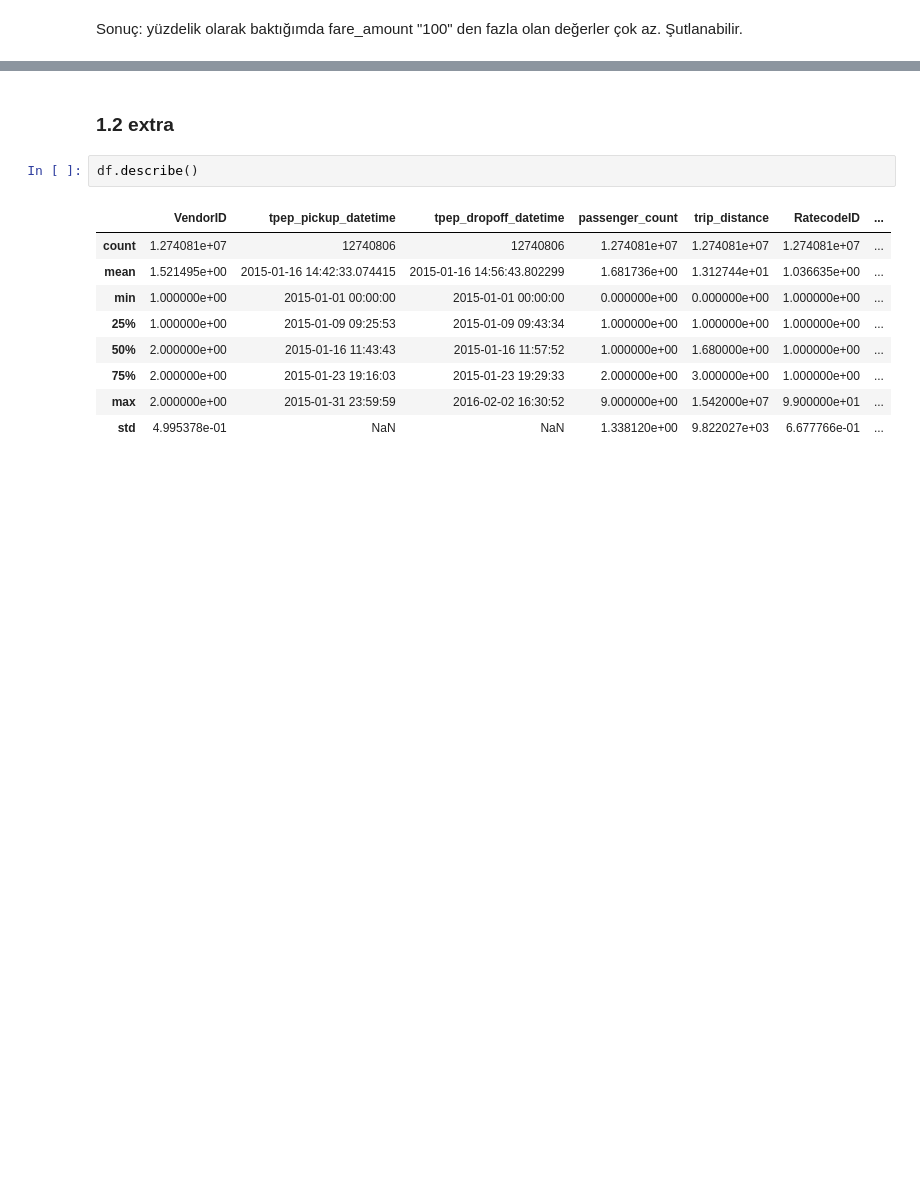
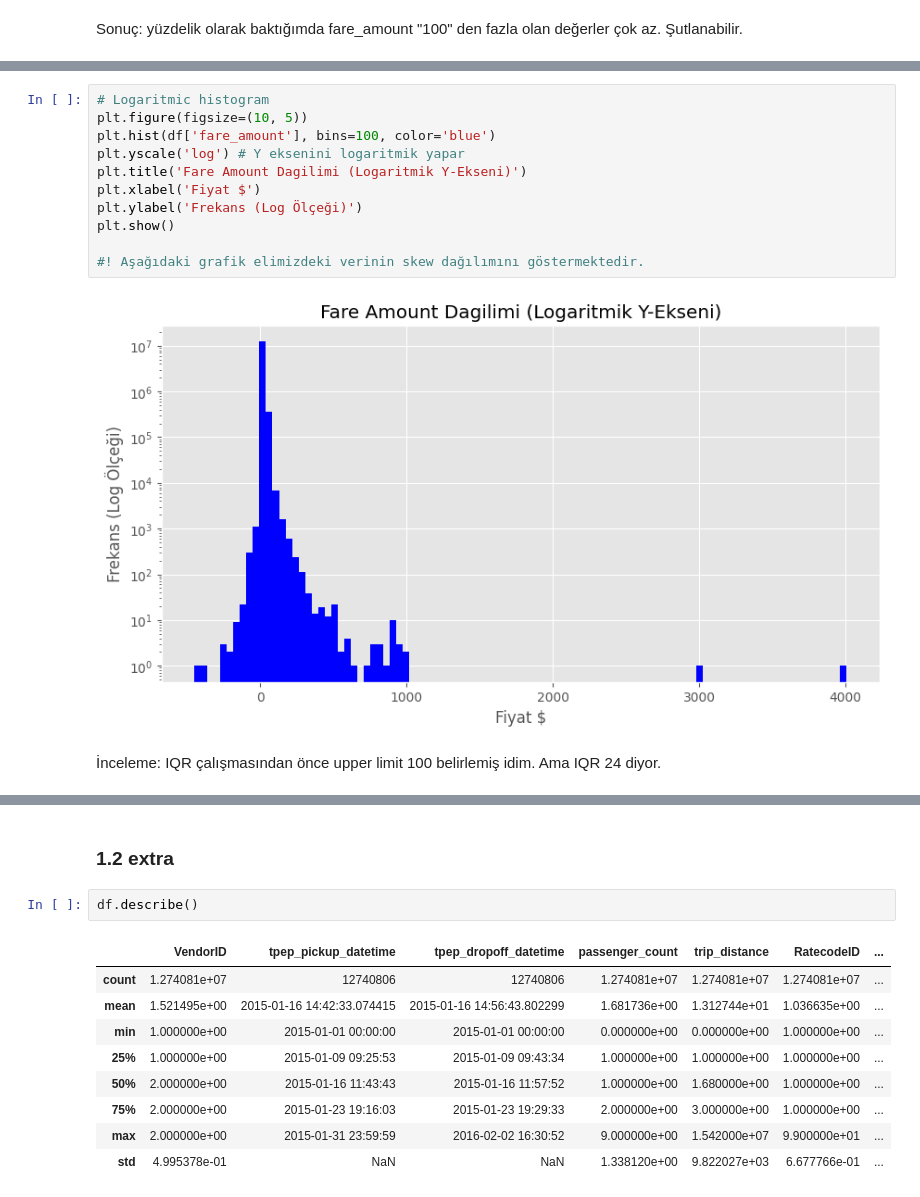
Before and after one commit to TahaSoylu44/NYC-Taxi-Data_Analysis, a Jupyter notebook: study.ipynb, the cells around one changed output, grey strips where cells are left out. Cells and saved outputs as stored; diff of their text form; blank space fills up the shorter version.

```diff
--- a/study.ipynb
+++ b/study.ipynb
@@ -308,0 +385,15 @@ Sonuç: yüzdelik olarak baktığımda fare_amount "100" den fazla olan değerle
+# %%
+# Logaritmic histogram
+plt.figure(figsize=(10, 5))
+plt.hist(df['fare_amount'], bins=100, color='blue')
+plt.yscale('log') # Y eksenini logaritmik yapar
+plt.title('Fare Amount Dagilimi (Logaritmik Y-Ekseni)')
+plt.xlabel('Fiyat $')
+plt.ylabel('Frekans (Log Ölçeği)')
+plt.show()
+
+#! Aşağıdaki grafik elimizdeki verinin skew dağılımını göstermektedir.
+# %% [output]
+[figure, added]
+# %% [markdown]
+İnceleme: IQR çalışmasından önce upper limit 100 belirlemiş idim. Ama IQR 24 diyor.
```
Also changed, not shown: parts of 60 cells of this notebook.
